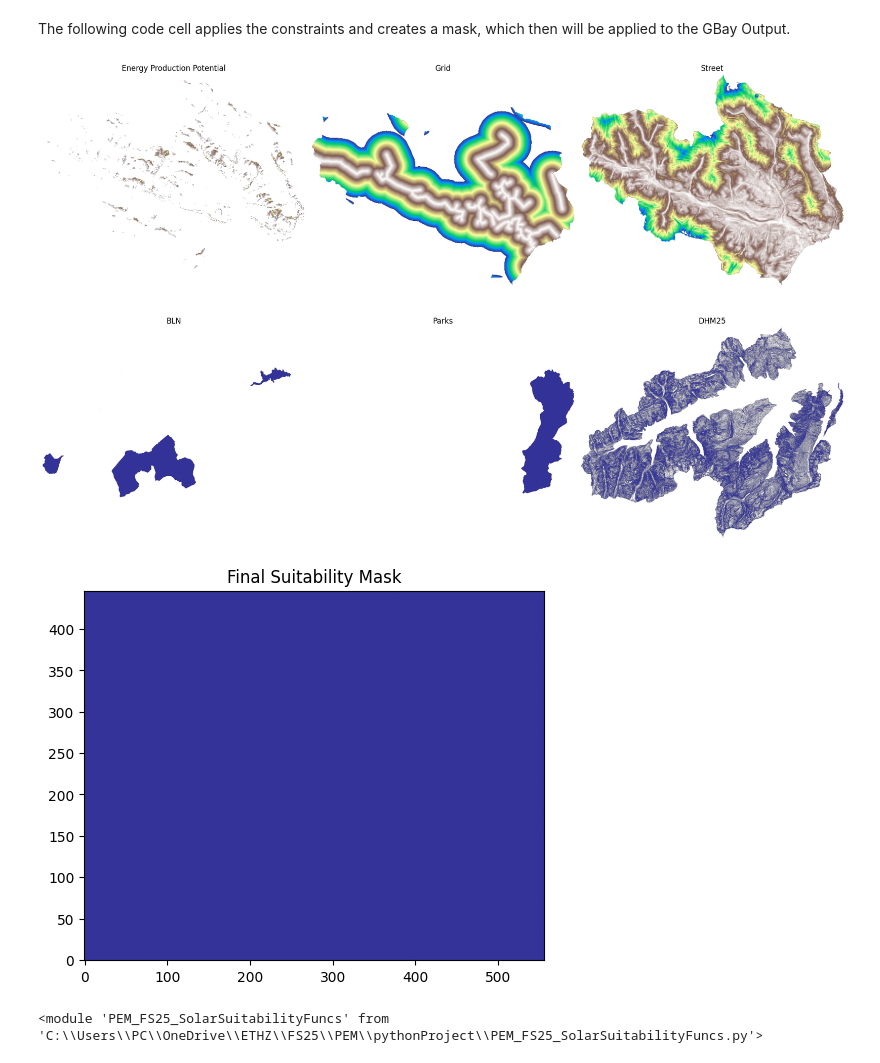
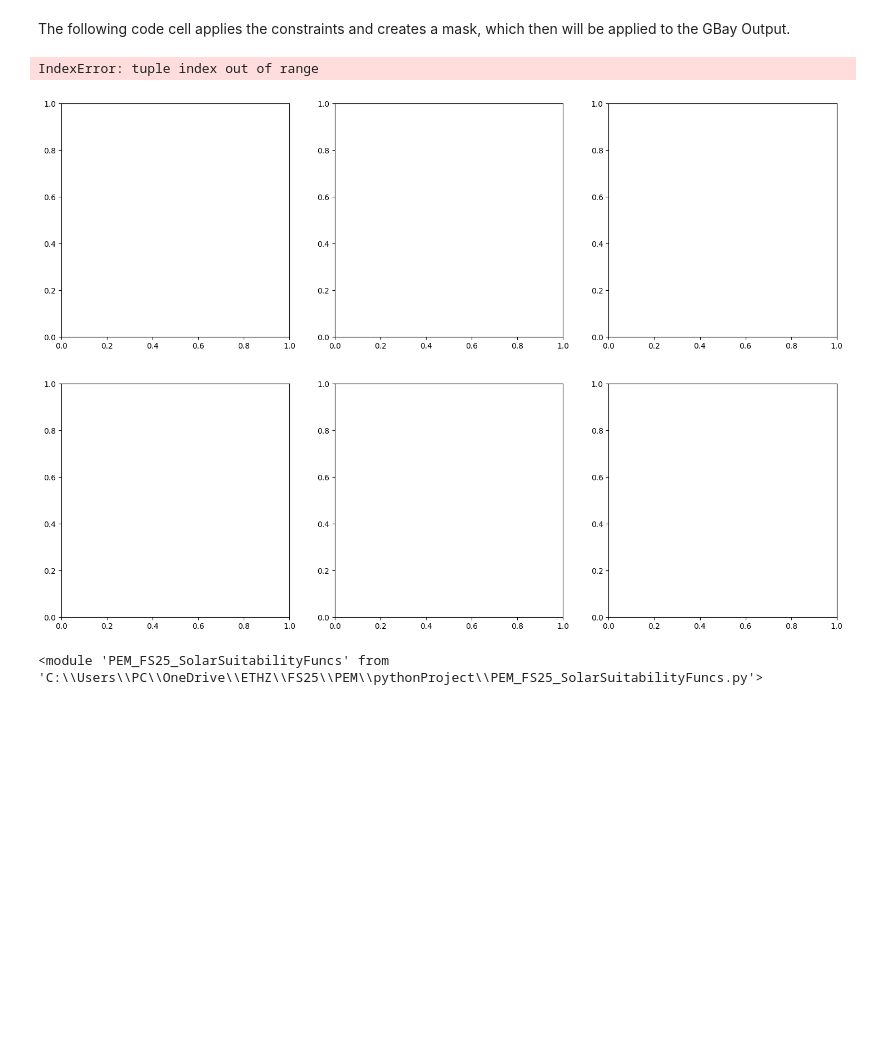
Before and after one commit to SPAMbanana/PEM_SolarSuitability_FS25, a Jupyter notebook: PEM_FS25_SolarSuitability.ipynb, the cells around one changed output. Cells and saved outputs as stored; diff of their text form; code cells hidden in the pictures; blank space fills up the shorter version.

```diff
--- a/PEM_FS25_SolarSuitability.ipynb
+++ b/PEM_FS25_SolarSuitability.ipynb
@@ -10,6 +10,6 @@ import PEM_FS25_SolarSuitabilityFuncs as SSF
 In the first step we just clip the data to the area of interest. In this case we are interested for data of a district. So we use the corresponding layer of the swissboundaries dataset and define the district we are interested in.
 # %%
 path_data = "data/NCPs/"
-path_swissboundaries = "data/swissboundaries/swissBOUNDARIES3D_1_5_TLM_BEZIRKSGEBIET.shp"
-district_name = "Surselva"
+path_swissboundaries = "data/swissboundaries/swissBOUNDARIES3D_1_5_TLM_KANTONSGEBIET.shp"
+district_name = "Bern"
 SSF.clip_area(path_data, path_swissboundaries, district_name)
@@ -31,7 +33,7 @@ All the required data is saved in the folder `data/Constraints/`. You can change
 Please specify the name of your GBay output, so the constraints get applied to the correct file.
 # %%
 minimum_elevation = 1500 # meters
-minimum_energy_production = 0.5
+minimum_energy_production = 0.3
 maximum_distance_street = 5000 # meters
 maximum_distance_grid = 5000 # meters
 
@@ -39,10 +41,10 @@ gbay_output_path = "data/GBay_Results/GBay_Results.tif"
 # %% [markdown]
 The following code cell applies the constraints and creates a mask, which then will be applied to the GBay Output.
 # %%
-mask = SSF.apply_constraints(gbay_output_path, minimum_elevation, minimum_energy_production, maximum_distance_street, maximum_distance_grid, path_swissboundaries, district_name)
+mask = SSF.generate_mask(gbay_output_path, minimum_elevation, minimum_energy_production, maximum_distance_street, maximum_distance_grid, path_swissboundaries, district_name)
 # %% [output]
+IndexError: tuple index out of range
-[figure, old version]
+[figure, new version]
-[figure, removed]
 # %%
 import importlib
 import PEM_FS25_SolarSuitabilityFuncs
```
Also changed, not shown: parts of 1 cell of this notebook, 1 other file.
